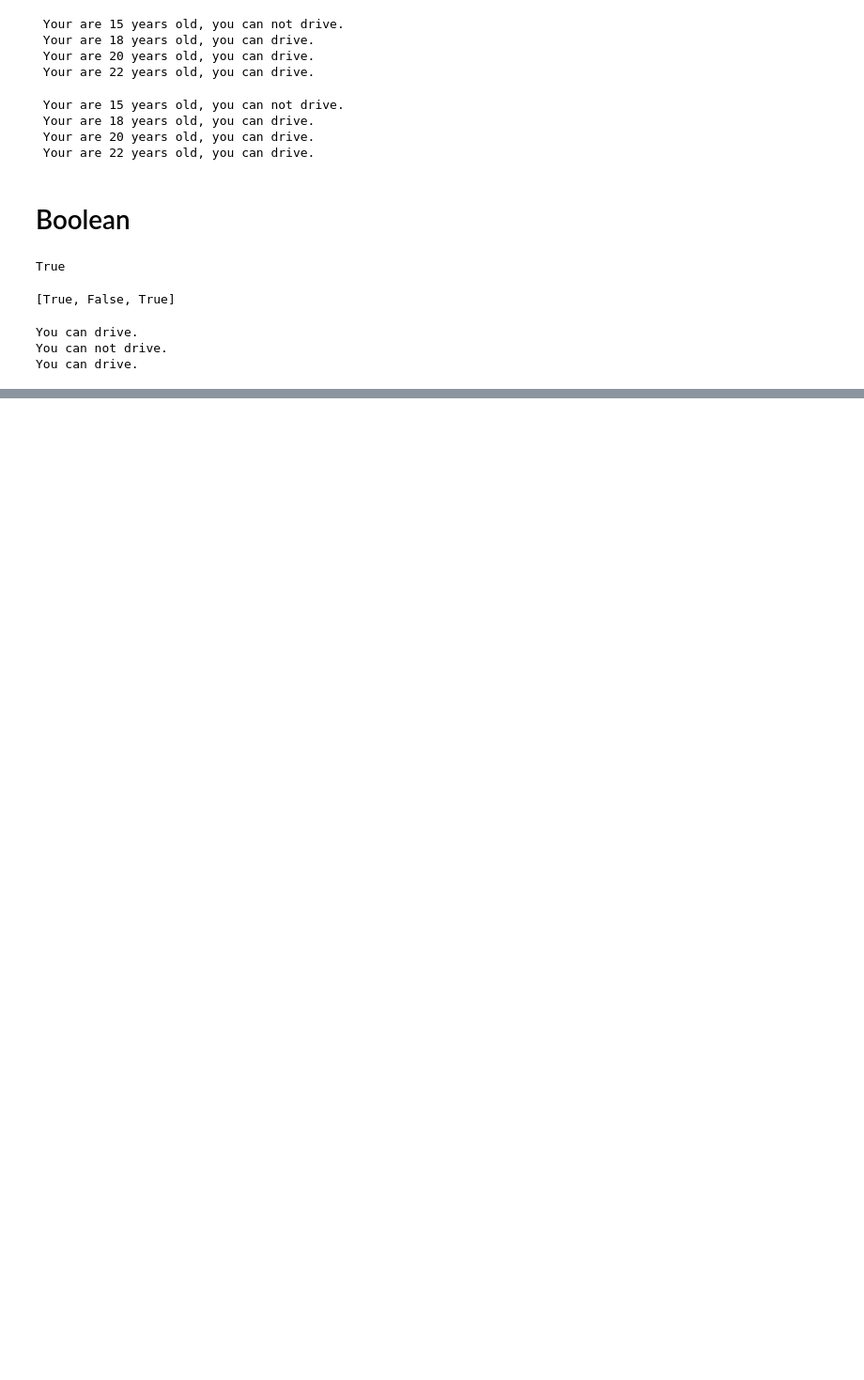
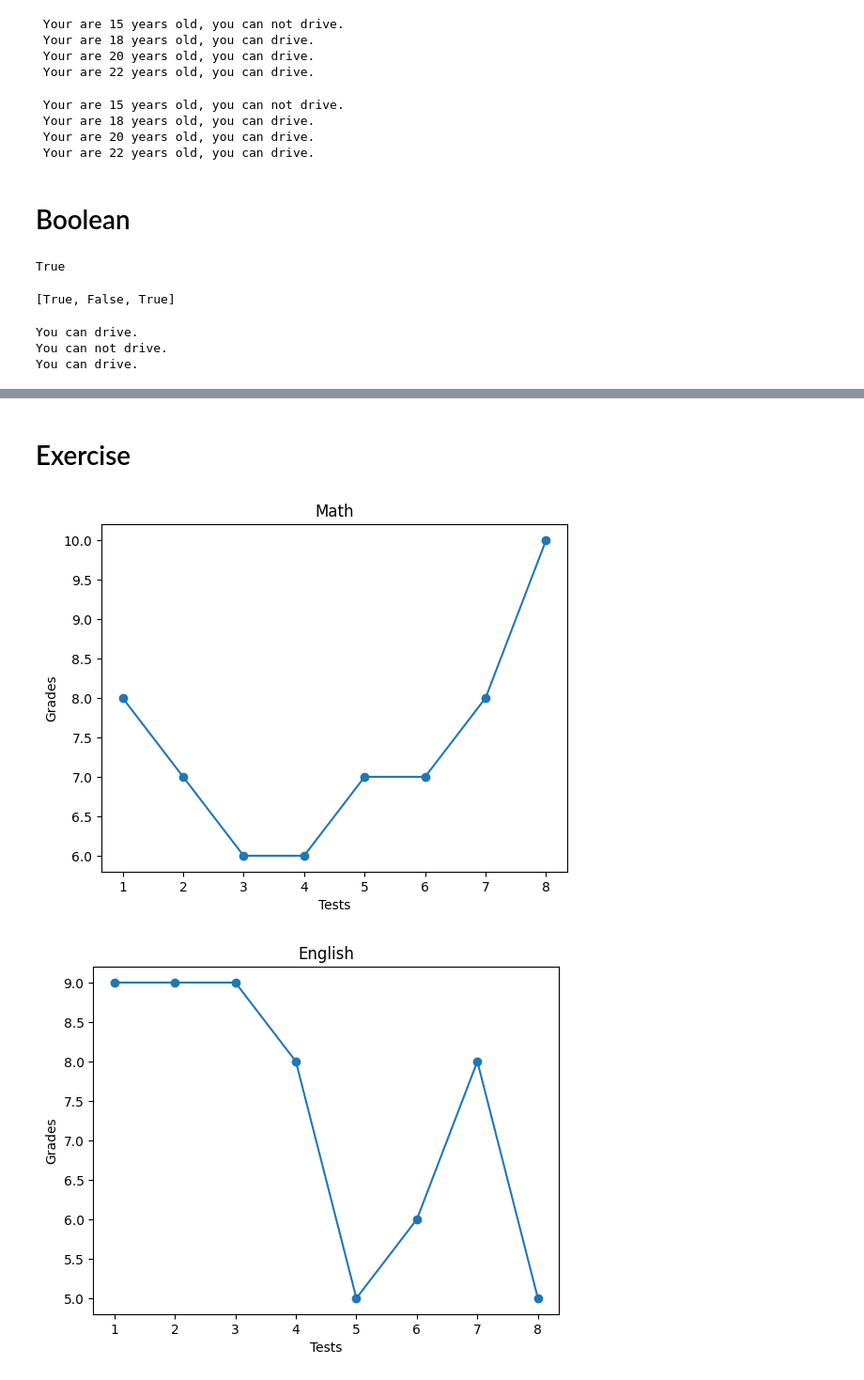
Before and after one commit to KamilaSouza/Python-for-Data-Science, a Jupyter notebook: Logic.ipynb, the cells around one changed output, grey strips where cells are left out. Shown at 94% size. Saved outputs shown, nothing was run; the diff lists cells and outputs as text; code cells hidden in the pictures; blank space fills up the shorter version.

```diff
--- a/Logic.ipynb
+++ b/Logic.ipynb
@@ -166,0 +211,21 @@ You can drive.
+# %% [markdown]
+# Exercise
+# %%
+import matplotlib.pyplot as plt
+
+math = ['Math',8,7,6,6,7,7,8,10]
+english = ['English',9,9,9,8,5,6,8,5]
+geography = ['Geo',10,10,6,7,7,7,8,7]
+
+grades = [math, english, geography]
+for grade in grades:
+ x = list(range(1, 9))
+ y = grade[1:]
+ plt.plot(x, y, marker='o')
+ plt.xlabel('Tests')
+ plt.ylabel('Grades')
+ plt.title(grade[0])
+ plt.show()
+# %% [output]
+[figure, added]
+[figure, added]
```
Also changed, not shown: parts of 13 cells of this notebook.
